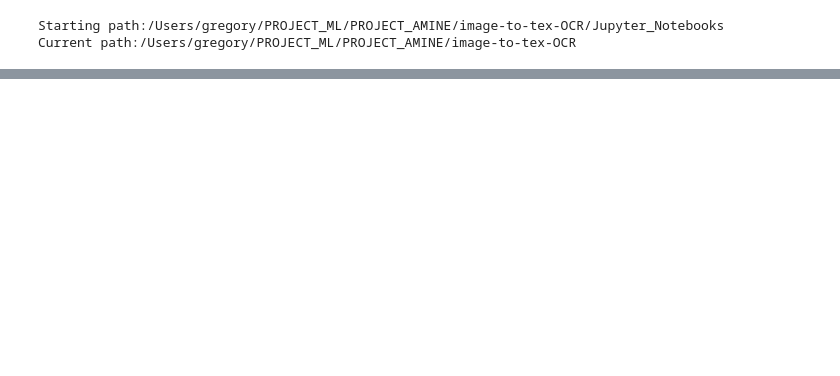
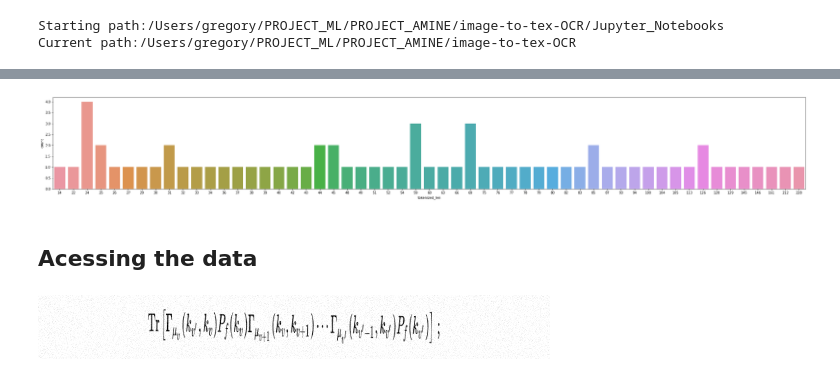
Before and after one commit to gmarus777/image-to-tex-OCR, a Jupyter notebook: Jupyter_Notebooks/Printed_Tex_Character_tokenizer_Documentation.ipynb, the cells around one changed output, grey strips where cells are left out. Drawn from its saved outputs; the diff is of its cells as text; code cells hidden in the pictures; blank space fills up the shorter version.

```diff
--- a/Jupyter_Notebooks/Printed_Tex_Character_tokenizer_Documentation.ipynb
+++ b/Jupyter_Notebooks/Printed_Tex_Character_tokenizer_Documentation.ipynb
@@ -76,0 +171,8 @@ data.data_train[0]
+# %%
+# How long are formulas
+plt.figure(figsize=(40,5))
+sns.countplot(x=data.df['tokenized_len']);
+# %% [output]
+[figure, added]
+# %% [markdown]
+## Acessing the data
@@ -76,0 +191,5 @@ data.data_train[0]
+# %%
+transform = transforms.ToPILImage()
+transform(data.data_train[1][0])
+# %% [output]
+[figure, added]
```
Also changed, not shown: parts of 17 cells of this notebook, 2 other files.
